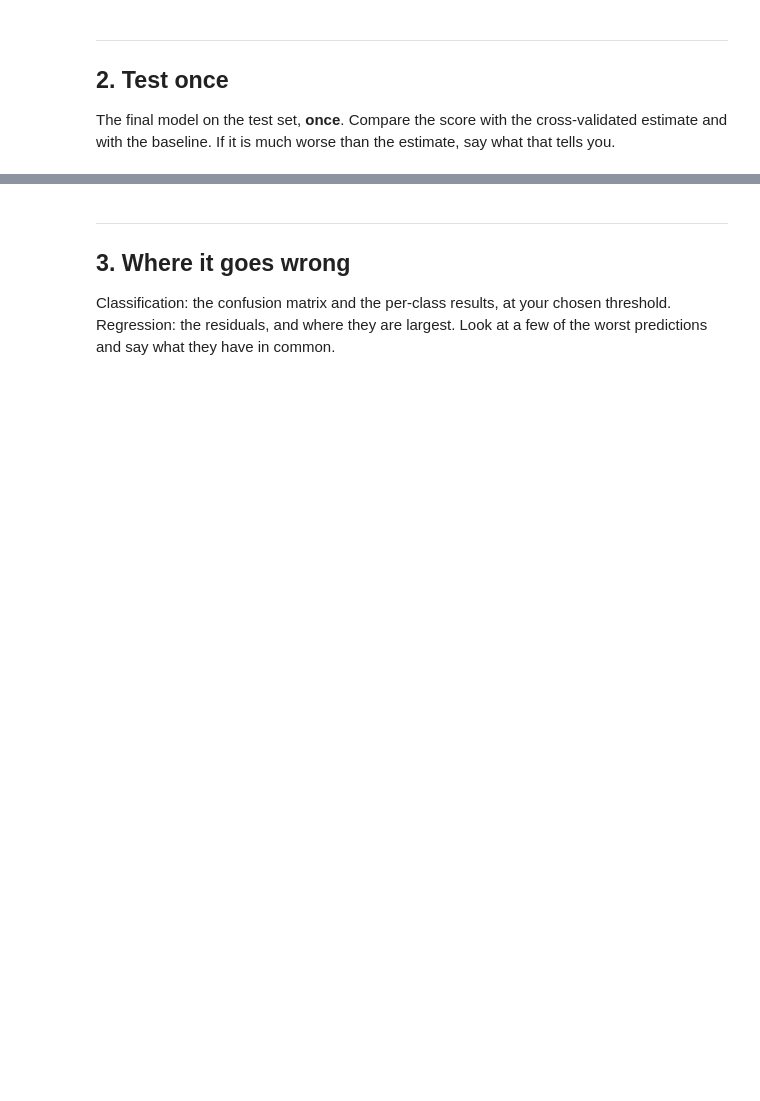
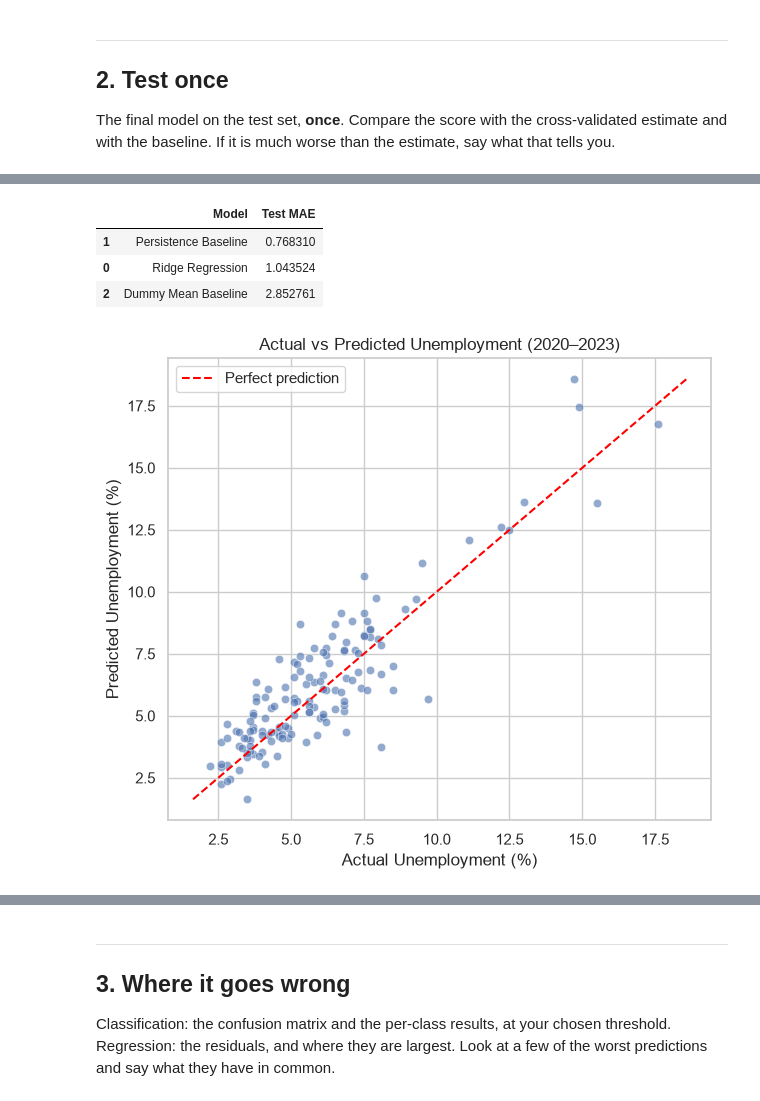
Before and after one commit to rekha-cyber/ML_project, a Jupyter notebook: notebooks/03_evaluation_and_interpretation.ipynb, the cells around one changed output, grey strips where cells are left out. Cells and saved outputs as stored; diff of their text form; code cells hidden in the pictures; blank space fills up the shorter version.

Commit message:
Complete unemployment prediction ML project

```diff
--- a/notebooks/03_evaluation_and_interpretation.ipynb
+++ b/notebooks/03_evaluation_and_interpretation.ipynb
@@ -47,0 +104,6 @@ The final model on the test set, **once**. Compare the score with the cross-vali
+# %%
+model_path = Path("../models/ridge_unemployment.pkl")
+
+final_model = joblib.load(model_path)
+
+print(final_model)
@@ -47,0 +156,47 @@ The final model on the test set, **once**. Compare the score with the cross-vali
+# %%
+evaluation = pd.DataFrame({
+    "Model": [
+        "Ridge Regression",
+        "Persistence Baseline",
+        "Dummy Mean Baseline"
+    ],
+    "Test MAE": [
+        test_mae,
+        persistence_mae,
+        dummy_mae
+    ]
+})
+
+evaluation.sort_values("Test MAE")
+# %% [output]
+|  | Model | Test MAE |
+| 1 | Persistence Baseline | 0.768310 |
+| 0 | Ridge Regression | 1.043524 |
+| 2 | Dummy Mean Baseline | 2.852761 |
+# %%
+plt.figure(figsize=(7, 6))
+
+sns.scatterplot(
+    x=y_test,
+    y=y_pred,
+    alpha=0.6
+)
+
+low = min(y_test.min(), y_pred.min())
+high = max(y_test.max(), y_pred.max())
+
+plt.plot(
+    [low, high],
+    [low, high],
+    linestyle="--",
+    color="red",
+    label="Perfect prediction"
+)
+
+plt.xlabel("Actual Unemployment (%)")
+plt.ylabel("Predicted Unemployment (%)")
+plt.title("Actual vs Predicted Unemployment (2020–2023)")
+plt.legend()
+plt.show()
+# %% [output]
+[figure, added]
```
Also changed, not shown: parts of 38 cells of this notebook, 1 other file.
